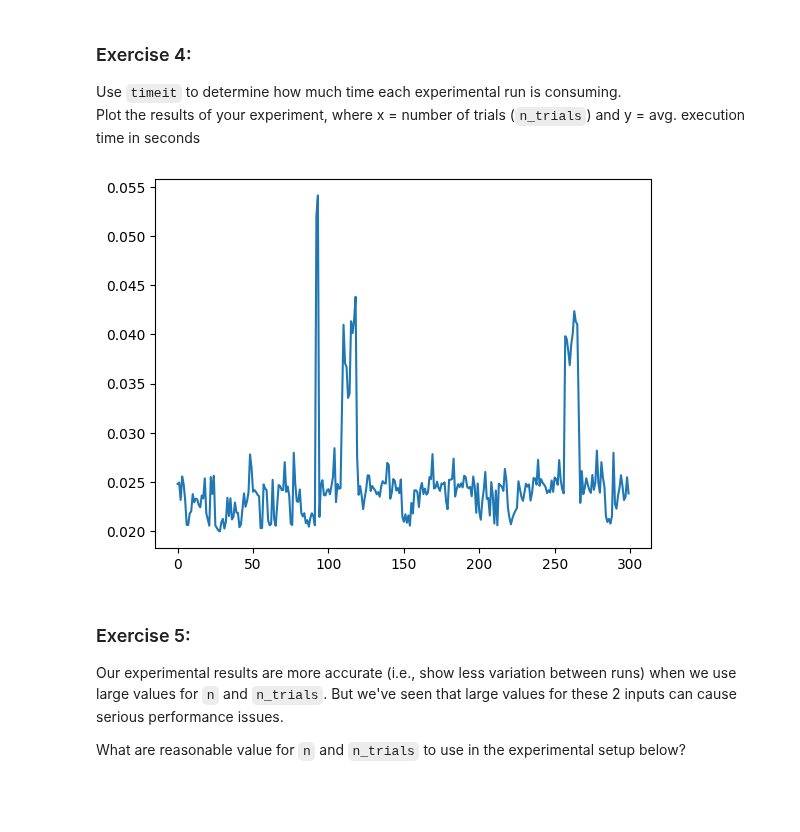
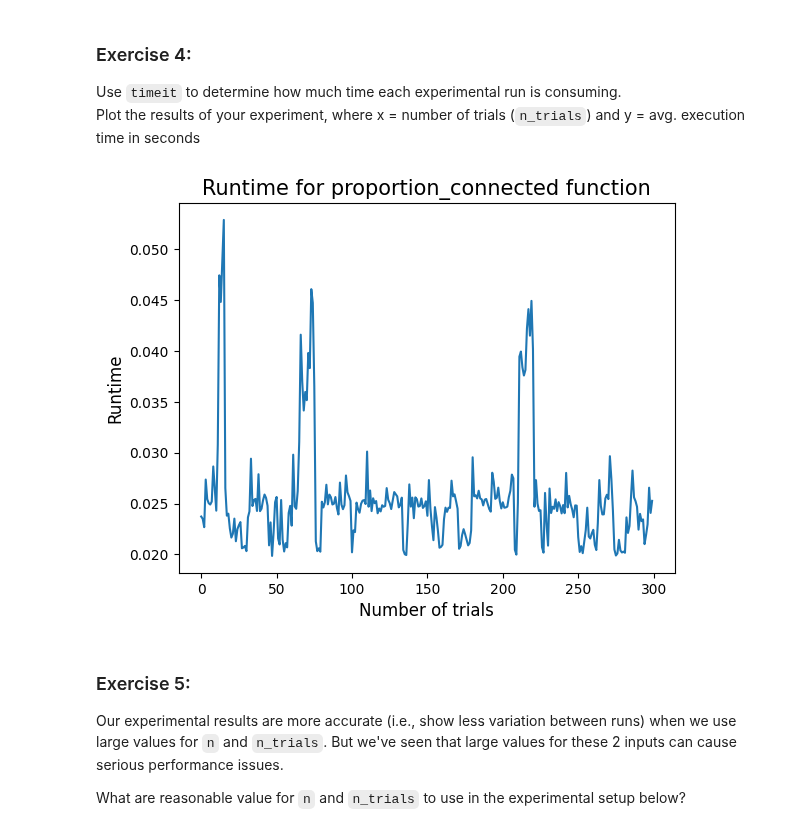
Before and after one commit to alirempel/cap-comp215, a Jupyter notebook: labs/lab04-graphs.ipynb, the cells around one changed output. Drawn from its saved outputs; the diff is of its cells as text; code cells hidden in the pictures; blank space fills up the shorter version.

```diff
--- a/labs/lab04-graphs.ipynb
+++ b/labs/lab04-graphs.ipynb
@@ -188,18 +194,26 @@ Plot the results of your experiment, where x = number of trials (`n_trials`) and
 # %%
 # Solution for Ex. 4 here...
 
 def time_proportion_connected(n,p,n_trials):
-
+  """ Time the proportion_connected function with n trials """
   xpoints = range(n_trials)
   ypoints = [timeit(lambda: proportion_connected(n,p,n_trials),  number=3)/3 for i in range(n_trials)]
-  plt.plot(xpoints,ypoints)
+  return (xpoints,ypoints)
+
+def plot_tpc(n,p,n_trials):
+  """ Plot the runtimes for the proportion_connected function for n trials"""
+  xs,ys = time_proportion_connected(n,p,n_trials)
+  plt.plot(xs, ys)
+  plt.xlabel("Number of trials", size=12)
+  plt.ylabel("Runtime", size=12)
+  plt.title(f"Runtime for proportion_connected function", size=15)
 
 n_trials = 300
 n = 20
 p = .1
-time_proportion_connected(n,p,n_trials)
+plot_tpc(n,p,n_trials)
 # %% [output]
-[figure, old version]
+[figure, new version]
 # %% [markdown]
 ### Exercise 5:
 Our experimental results are more accurate (i.e., show less variation between runs) when we use large values for `n` and `n_trials`.  But we've seen that large values for these 2 inputs can cause serious performance issues.
```
Also changed, not shown: parts of 4 cells of this notebook.
